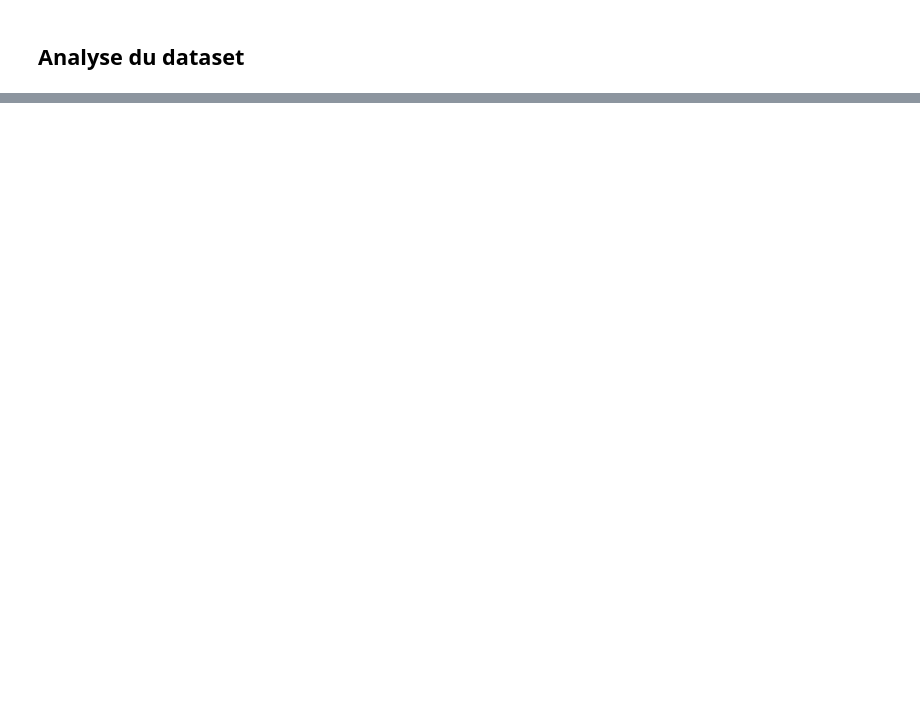
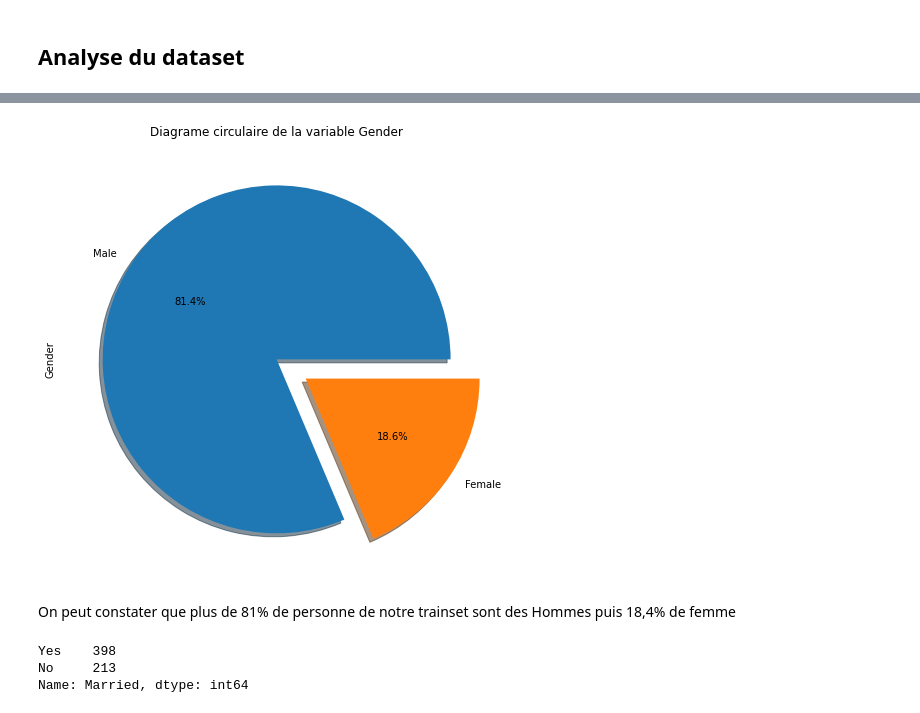
Before and after one commit to Junny-cloud/Compo-NaN, a Jupyter notebook: Compo_JuniorEssoh.ipynb, the cells around one changed output, grey strips where cells are left out. Saved outputs shown, nothing was run; the diff lists cells and outputs as text; code cells hidden in the pictures; blank space fills up the shorter version.

```diff
--- a/Compo_JuniorEssoh.ipynb
+++ b/Compo_JuniorEssoh.ipynb
@@ -44,0 +54,3 @@ warnings.filterwarnings("ignore")
+# %%
+# Importer le dataset ( Il s'agit du train set celui qui va nous permetre d'etudier et entrainer notre model )
+train_data = pd.read_csv('train_pret.csv')
@@ -44,0 +149,6 @@ warnings.filterwarnings("ignore")
+# %%
+# faire une copy de dataset avant une etude profonde
+df = train_data.copy()
+# %%
+# supression de la variable Loan_ID qui est unitile dans notre etude
+df.drop('Loan_ID',axis=1, inplace=True)
@@ -44,0 +164,16 @@ warnings.filterwarnings("ignore")
+# %%
+# Representation de la distribution de la variable gender
+plt.figure(figsize=(12,8))
+plt.title('Diagrame circulaire de la variable Gender')
+ax = df.Gender.value_counts().plot(kind='pie', autopct='%1.1f%%',
+                              explode=(0.0, 0.2), shadow=True)
+# %% [output]
+[figure, added]
+# %% [markdown]
+On peut constater que plus de 81% de personne de notre trainset sont des Hommes puis 18,4% de femme
+# %%
+df.Married.value_counts()
+# %% [output]
+Yes    398
+No     213
+Name: Married, dtype: int64
```
Also changed, not shown: parts of 21 cells of this notebook.
